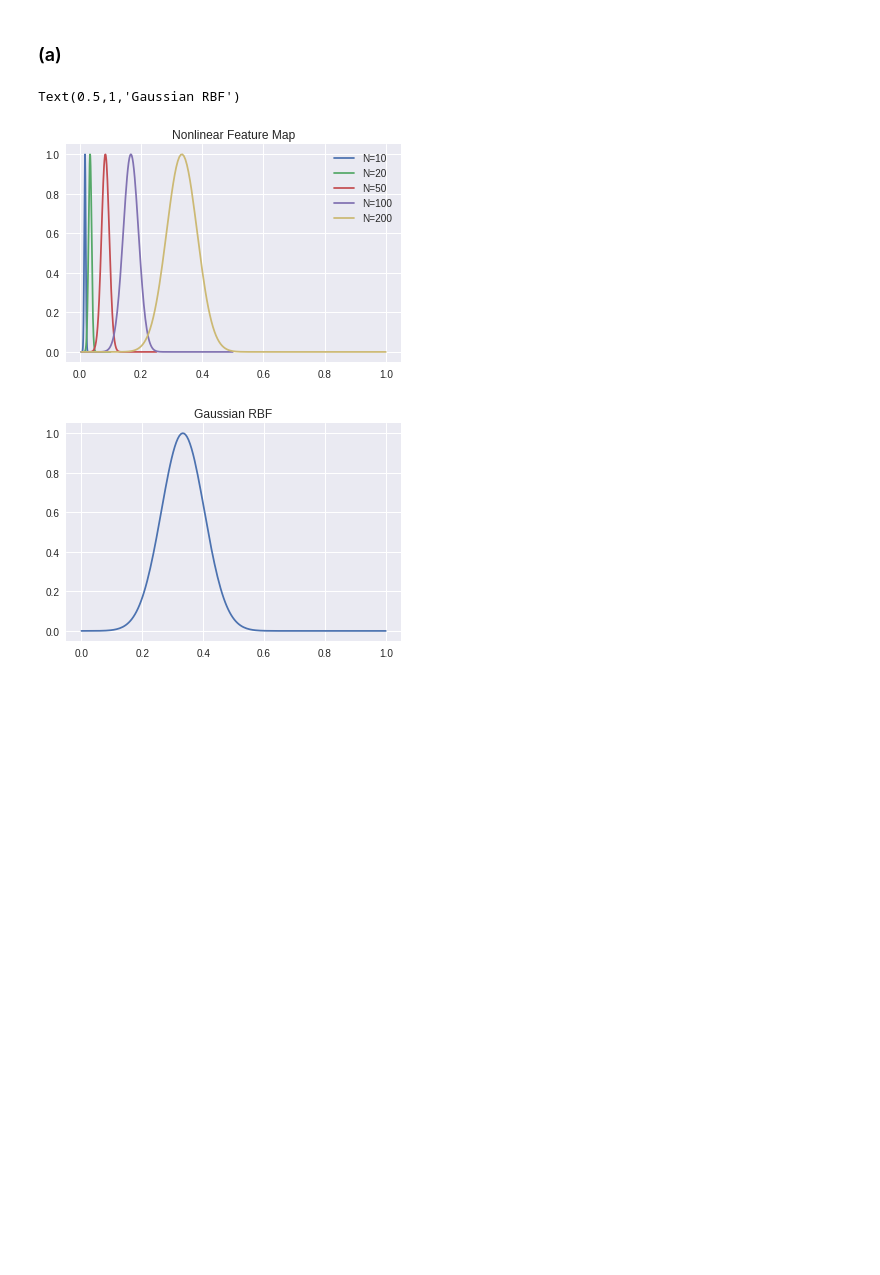
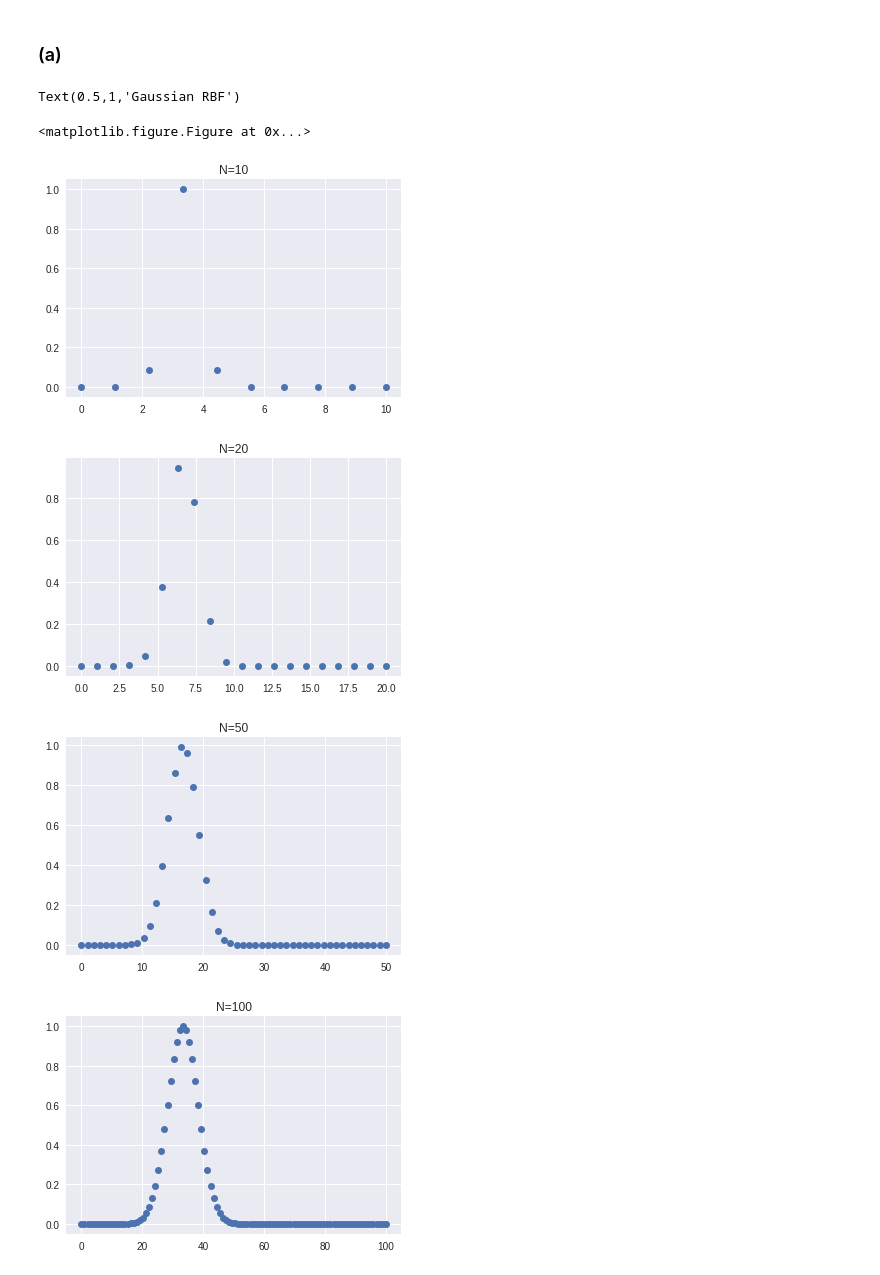
Before and after one commit to charlieLehman/mlmath, a Jupyter notebook: HW05.ipynb, the cells around one changed output. Cells and saved outputs as stored; diff of their text form; code cells hidden in the pictures; blank space fills up the shorter version.

```diff
--- a/HW05.ipynb
+++ b/HW05.ipynb
@@ -24,7 +26,7 @@ T, y = data['T'], data['y']
 # %% [markdown]
 Python version of the lpoly function
 # %%
-lpoly = lambda p,z: np.sqrt(2)*np.sqrt((2*p+2)/2)*legendre(p+1)(2*z-1)
+lpoly = lambda p,z: np.sqrt(2)*np.sqrt((2*p+1)/2)*legendre(p)(2*z-1)
 # %% [markdown]
 Defined the Legendre Polynomials over range [0,1]
 # %%
@@ -236,8 +237,10 @@ K = np.empty((T.shape[0], T.shape[0]))
 for n,t in enumerate(T):
     for m,s in enumerate(T):
         K[n,m] = k(s,t,sigma)
-
-alpha_hat = np.linalg.inv(K+delta*np.eye(T.shape[0]))@y
+A = K+delta*np.eye(T.shape[0])
+sv = np.linalg.svd(A, compute_uv=False)
+print(sv.min())
+alpha_hat = np.linalg.inv(A)@y
 f_hat = lambda t: np.array([k(t, tm, sigma) for tm in T]).T@alpha_hat
 t = np.linspace(0,1,500)
 se = sample_error(f_hat(T),y)
@@ -291,20 +295,23 @@ The Radial Basis Function's $\sigma$ term modifies the width of the bump functio
 # %%
 g = lambda t: np.exp(-200*t**2)
 psi = lambda N, k, t: g(t-k/N)
 t = 1/3
 plt.figure()
 for N in [10, 20, 50, 100, 200]:
-    k = np.linspace(1,N,200)
-    plt.plot(k/200, psi(N, k, t), label='N={}'.format(N))
-plt.title('Nonlinear Feature Map')
-plt.legend()
+    k = np.linspace(0,N,N)
+    plt.figure()
+    plt.plot(k, psi(N, k, t),'o')
+    plt.title('N={}'.format(N))
 
 phi = lambda s, t: np.exp(-100*np.abs(s-t)**2)
 plt.figure()
 s = np.linspace(0,1,200)
 plt.plot(s, phi(s, t))
 plt.title('Gaussian RBF')
 # %% [output]
 Text(0.5,1,'Gaussian RBF')
+<matplotlib.figure.Figure at 0x...>
-[figure, old version]
+[figure, new version]
-[figure, old version]
+[figure, new version]
+[figure, added]
+[figure, added]
```
Also changed, not shown: parts of 14 cells of this notebook.
